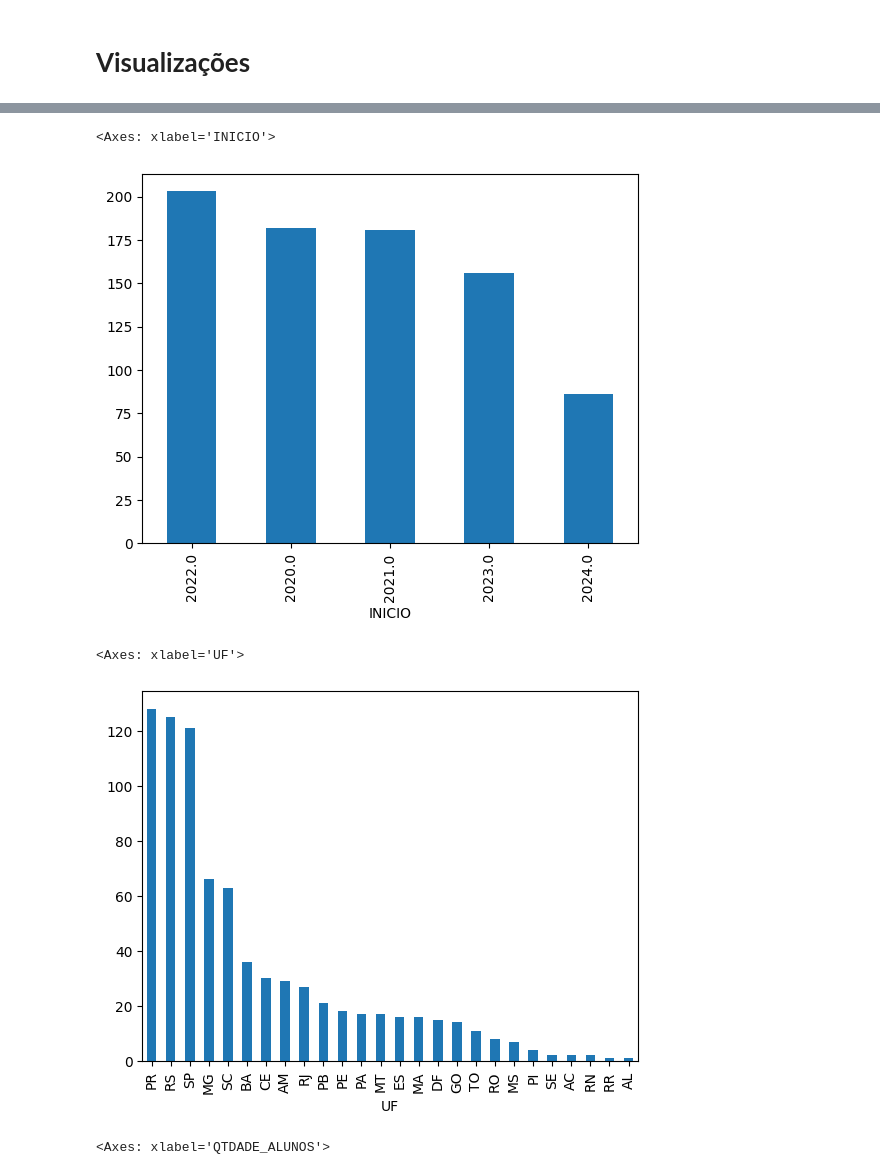
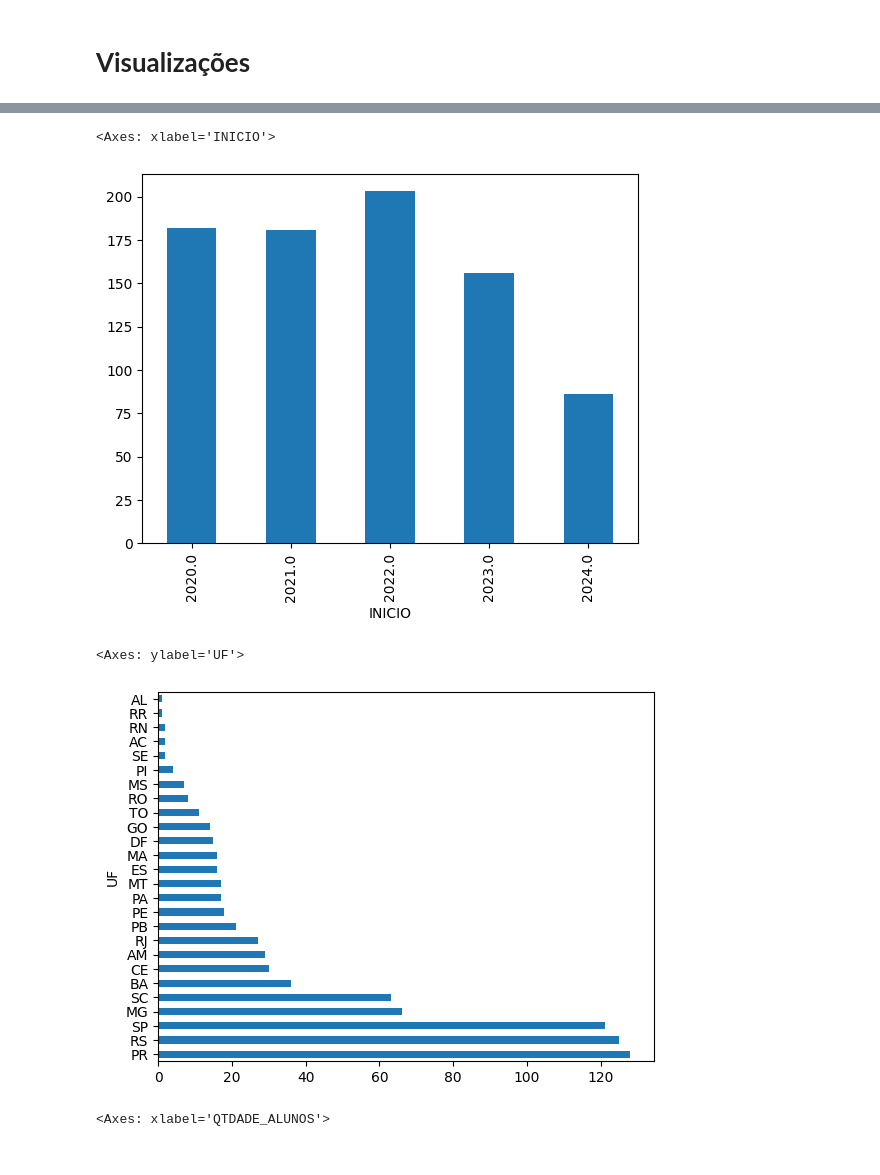
Before and after one commit to leticiaholsback/Projeto_Tec_de_Programacao__ADAtech, a Jupyter notebook: AdaTech_Dados_Projeto.ipynb, the cells around one changed output, grey strips where cells are left out. Saved outputs shown, nothing was run; the diff lists cells and outputs as text; code cells hidden in the pictures.

```diff
--- a/AdaTech_Dados_Projeto.ipynb
+++ b/AdaTech_Dados_Projeto.ipynb
@@ -206,14 +263,15 @@ plt.show()
 # %%
-df1['INICIO'].value_counts().plot(kind='bar')
+#mostrando em ordem crescente por ano
+df1['INICIO'].value_counts().sort_index().plot(kind='bar')
 # %% [output]
 <Axes: xlabel='INICIO'>
-[figure, old version]
+[figure, new version]
 # %%
 #vISUALIZAÇÃO EM BARRAS POR UF
-df1['UF'].value_counts().plot(kind='bar')
+df1['UF'].value_counts().plot(kind='barh')
 # %% [output]
-<Axes: xlabel='UF'>
+<Axes: ylabel='UF'>
-[figure, old version]
+[figure, new version]
 # %%
 df1['QTDADE_ALUNOS'].value_counts().plot(kind='bar')
 # %% [output]
```
Also changed, not shown: parts of 40 cells of this notebook.
